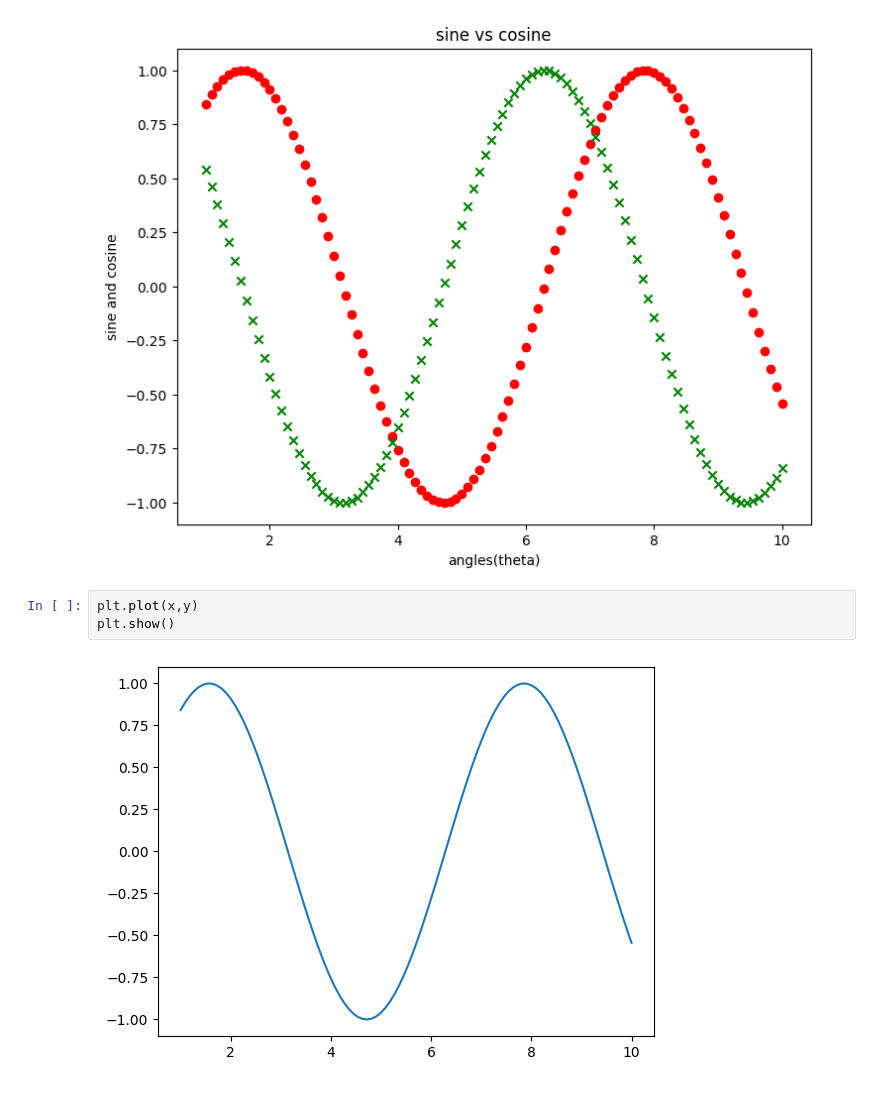
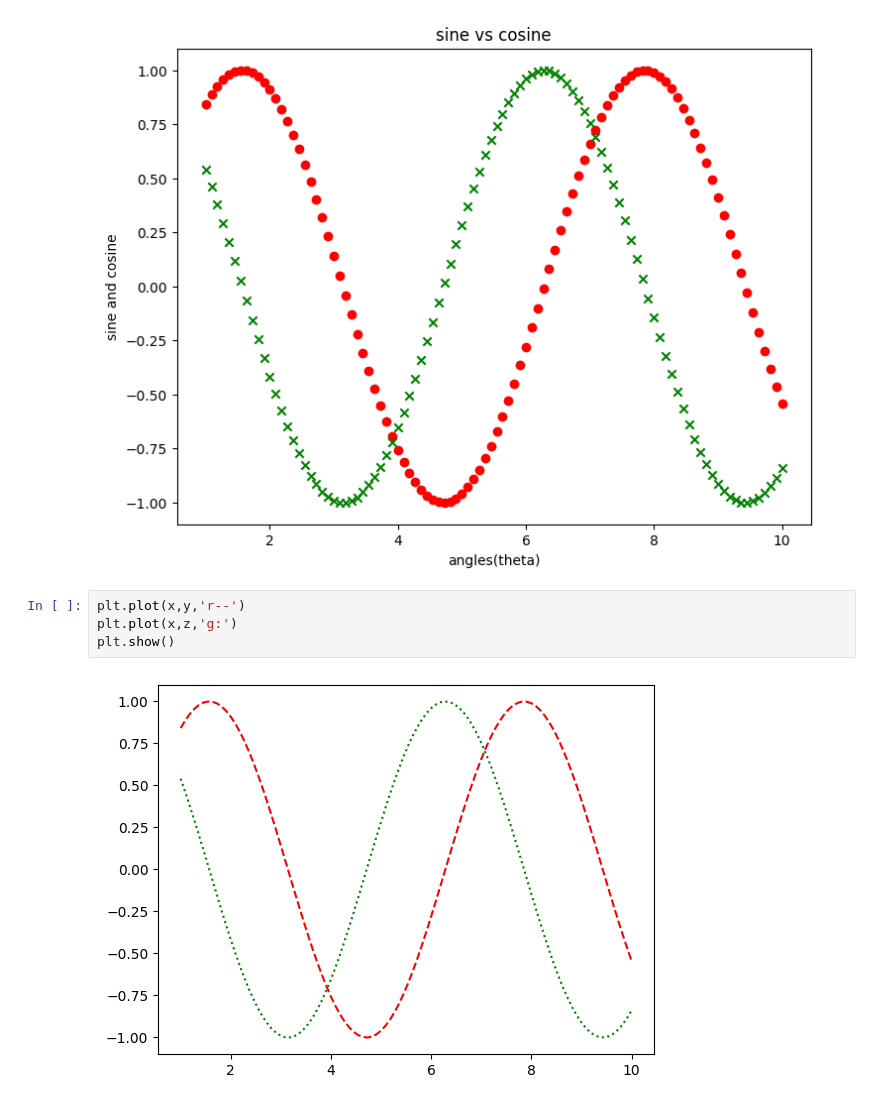
Before and after one commit to Dharma-Ranganathan/AllAboutPython, a Jupyter notebook: Scatterplot.ipynb, the cells around one changed output. Cells and saved outputs as stored; diff of their text form.

```diff
--- a/Scatterplot.ipynb
+++ b/Scatterplot.ipynb
@@ -37,7 +37,8 @@ plt.show()
 # %% [output]
 [figure]
 # %%
-plt.plot(x,y)
+plt.plot(x,y,'r--')
+plt.plot(x,z,'g:')
 plt.show()
 # %% [output]
-[figure, old version]
+[figure, new version]
```
